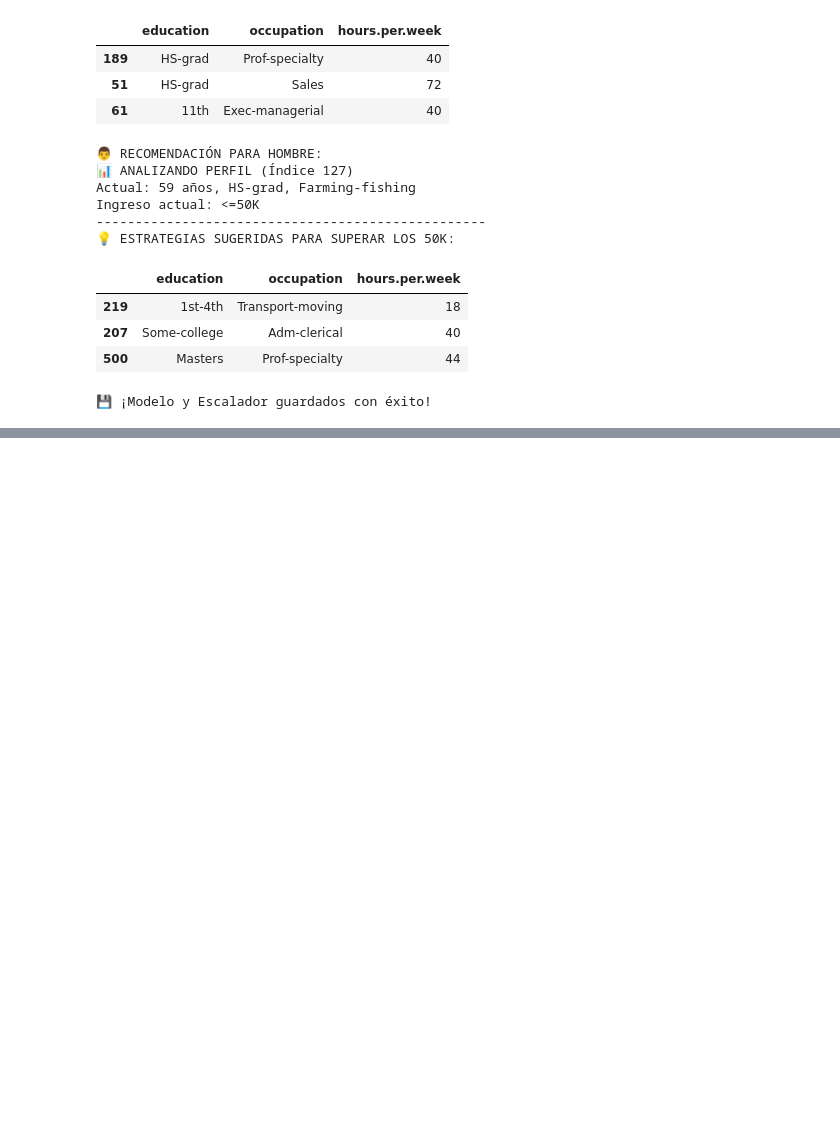
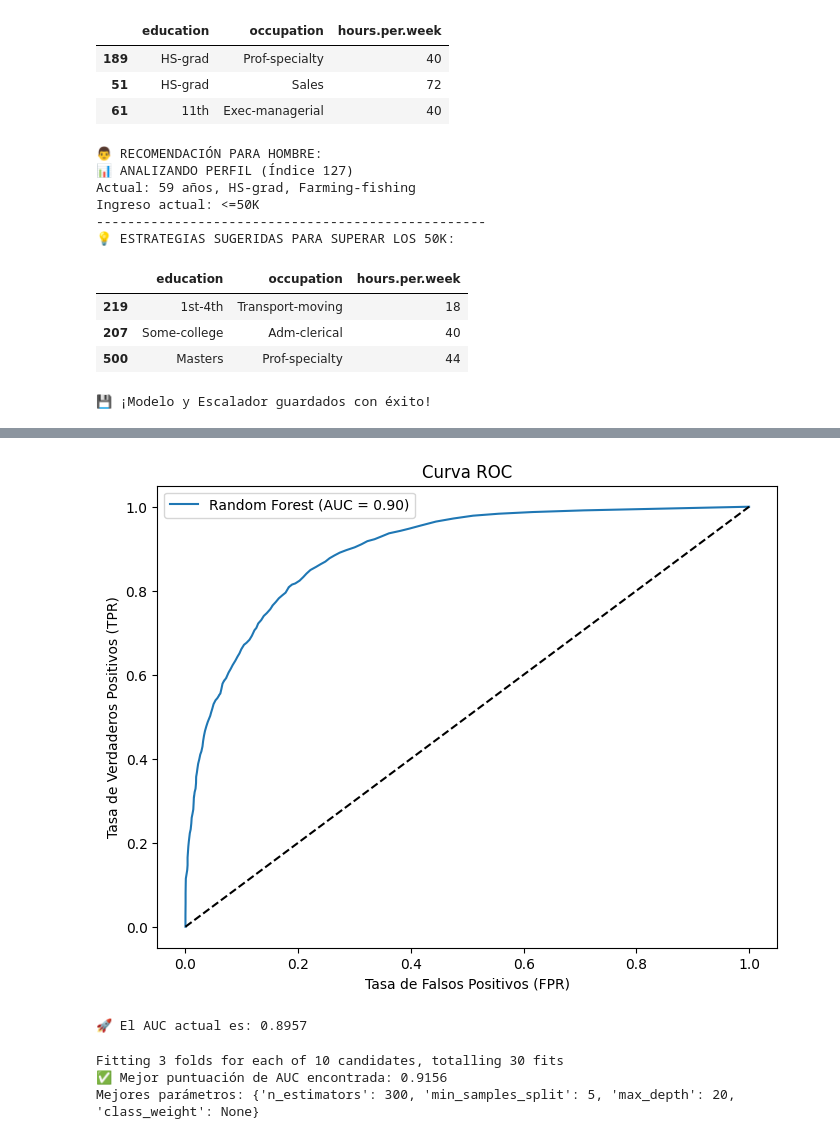
Before and after one commit to paolatorresr90-create/Sistemas-de-Recomendaci-n-, a Jupyter notebook: src/explore.ipynb, the cells around one changed output, grey strips where cells are left out. Saved outputs shown, nothing was run; the diff lists cells and outputs as text; code cells hidden in the pictures; blank space fills up the shorter version.

```diff
--- a/src/explore.ipynb
+++ b/src/explore.ipynb
@@ -252,0 +310,58 @@ print("💾 ¡Modelo y Escalador guardados con éxito!")
+# %%
+
+from sklearn.metrics import roc_curve, roc_auc_score
+
+# Obtener las probabilidades (necesarias para el AUC)
+y_probs = rf_model.predict_proba(X_test)[:, 1]
+auc_score = roc_auc_score(y_test, y_probs)
+
+# Calcular la curva
+fpr, tpr, thresholds = roc_curve(y_test, y_probs)
+
+# Graficar
+plt.figure(figsize=(8, 6))
+plt.plot(fpr, tpr, label=f'Random Forest (AUC = {auc_score:.2f})')
+plt.plot([0, 1], [0, 1], 'k--') # Línea aleatoria
+plt.xlabel('Tasa de Falsos Positivos (FPR)')
+plt.ylabel('Tasa de Verdaderos Positivos (TPR)')
+plt.title('Curva ROC')
+plt.legend()
+plt.show()
+
+print(f"🚀 El AUC actual es: {auc_score:.4f}")
+# %% [output]
+[figure, added]
+🚀 El AUC actual es: 0.8957
+# %%
+from sklearn.model_selection import RandomizedSearchCV
+
+# Definir el espacio de búsqueda
+param_dist = {
+    'n_estimators': [100, 200, 300],
+    'max_depth': [10, 20, 30, None],
+    'min_samples_split': [2, 5, 10],
+    'class_weight': ['balanced', None] # Ayuda si hay más gente que gana <50K
+}
+
+# Configurar la búsqueda enfocada en AUC
+rf_tune = RandomizedSearchCV(
+    RandomForestClassifier(random_state=42),
+    param_distributions=param_dist,
+    n_iter=10,
+    scoring='roc_auc', # <--- AQUÍ le decimos que optimice el AUC
+    cv=3,
+    verbose=1,
+    random_state=42
+)
+
+rf_tune.fit(X_train, y_train)
+
+print(f"✅ Mejor puntuación de AUC encontrada: {rf_tune.best_score_:.4f}")
+print(f"Mejores parámetros: {rf_tune.best_params_}")
+
+# Usar el mejor modelo de ahora en adelante
+rf_model_final = rf_tune.best_estimator_
+# %% [output]
+Fitting 3 folds for each of 10 candidates, totalling 30 fits
+✅ Mejor puntuación de AUC encontrada: 0.9156
+Mejores parámetros: {'n_estimators': 300, 'min_samples_split': 5, 'max_depth': 20, 'class_weight': None}
```
Also changed, not shown: parts of 12 cells of this notebook, 6 other files.
